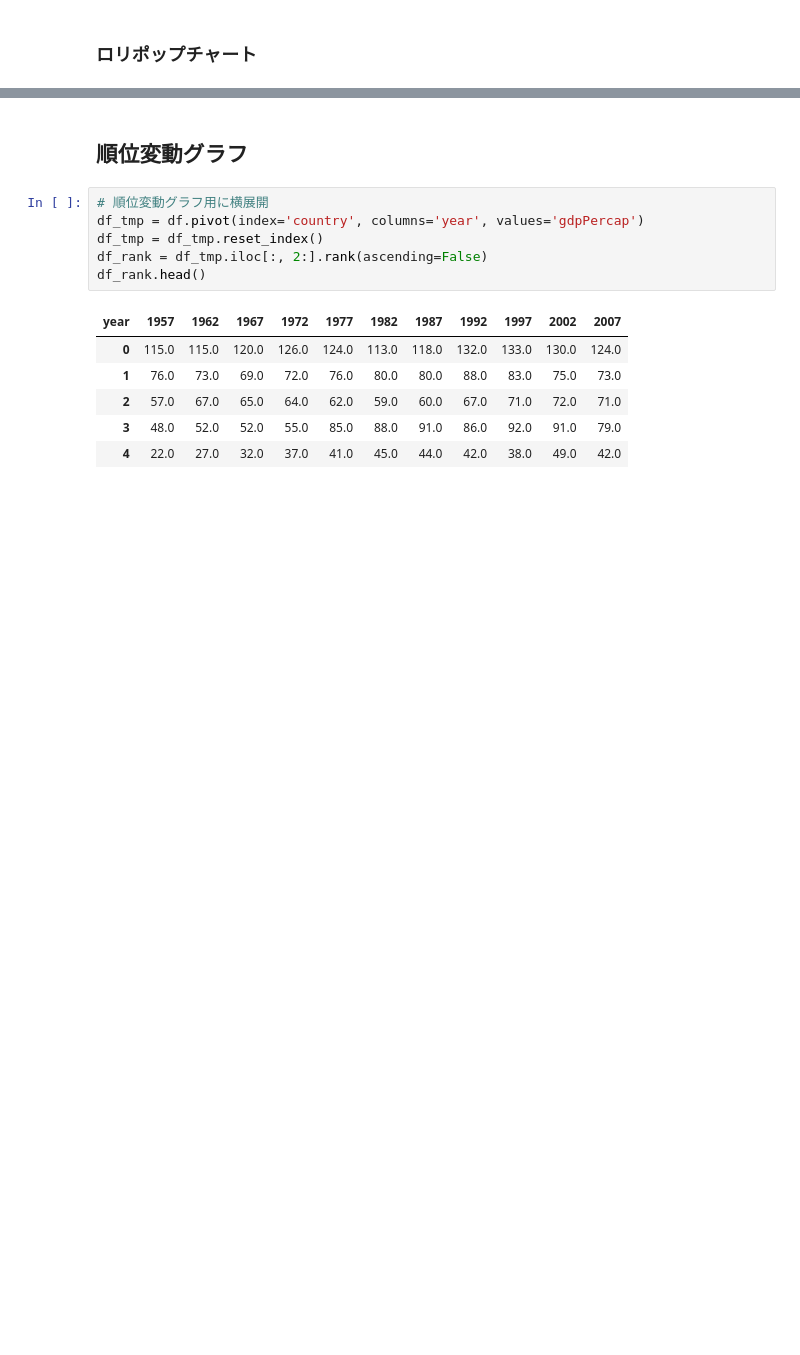
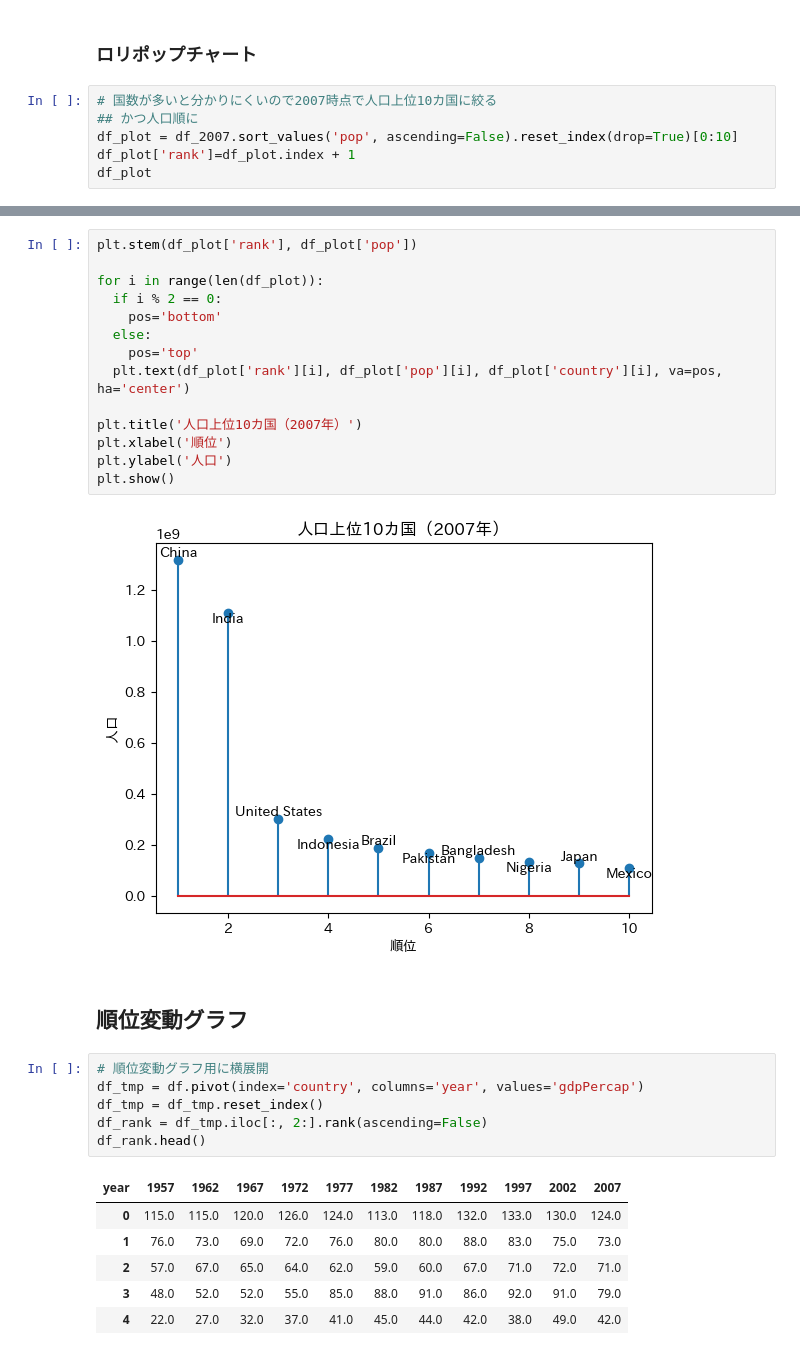
Before and after one commit to aokikenichi/aokikenichi, a Jupyter notebook: FT図解の言語.ipynb, the cells around one changed output, grey strips where cells are left out. Cells and saved outputs as stored; diff of their text form; blank space fills up the shorter version.

```diff
--- a/FT図解の言語.ipynb
+++ b/FT図解の言語.ipynb
@@ -367,2 +410,8 @@ plt.show()
 # %% [markdown]
 ### ロリポップチャート
+# %%
+# 国数が多いと分かりにくいので2007時点で人口上位10カ国に絞る
+## かつ人口順に
+df_plot = df_2007.sort_values('pop', ascending=False).reset_index(drop=True)[0:10]
+df_plot['rank']=df_plot.index + 1
+df_plot
@@ -369,3 +430,19 @@ plt.show()
+# %%
+plt.stem(df_plot['rank'], df_plot['pop'])
+
+for i in range(len(df_plot)):
+  if i % 2 == 0:
+    pos='bottom'
+  else:
+    pos='top'
+  plt.text(df_plot['rank'][i], df_plot['pop'][i], df_plot['country'][i], va=pos, ha='center')
+
+plt.title('人口上位10カ国（2007年）')
+plt.xlabel('順位')
+plt.ylabel('人口')
+plt.show()
+# %% [output]
+[figure, added]
 # %% [markdown]
 ## 順位変動グラフ
 # %%
```
Also changed, not shown: parts of 6 cells of this notebook.
